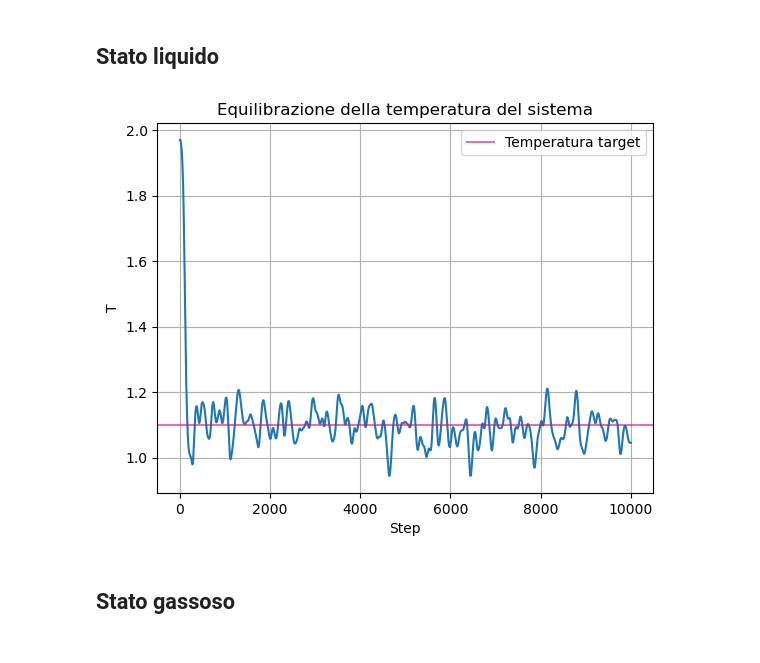
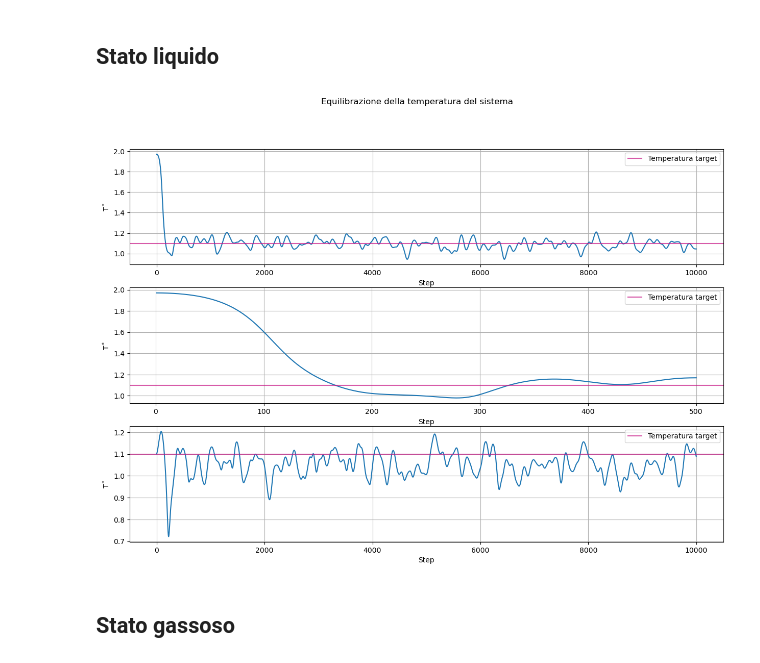
Before and after one commit to angela-bonato/LaboratorioSimulazioneNumerica, a Jupyter notebook: Esercitazione4/Esercitazione4.ipynb, the cells around one changed output. Drawn from its saved outputs; the diff is of its cells as text; code cells hidden in the pictures.

```diff
--- a/Esercitazione4/Esercitazione4.ipynb
+++ b/Esercitazione4/Esercitazione4.ipynb
@@ -31,18 +54,36 @@ plt.show()
 # %% [markdown]
 ## Stato liquido
 # %%
-liqTeq=np.loadtxt("LiquidState/eqtemp.dat", delimiter=" ", usecols=0,  unpack="true")  #vettore delle ordinate dei punti plottati
+liqTeqtot=np.loadtxt("LiquidState/eqtemptot.dat", delimiter=" ", usecols=0,  unpack="true")  #vettore delle ordinate dei punti plottati
+liqTeqpar=np.loadtxt("LiquidState/eqtemppar.dat", delimiter=" ", usecols=0,  unpack="true")  #vettore delle ordinate dei punti plottati
+liqTeqfin=np.loadtxt("LiquidState/eqtempfin.dat", delimiter=" ", usecols=0,  unpack="true")  #vettore delle ordinate dei punti plottati
 
-plt.plot(xeq, liqTeq)
-plt.axhline(y=1.1, color="mediumvioletred", label="Temperatura target", alpha=0.6)
-plt.xlabel("Step")
-plt.ylabel("T")
-plt.title("Equilibrazione della temperatura del sistema")
-plt.grid(True)
-plt.legend()
+lfig ,(lplt1, lplt2, lplt3) = plt.subplots(3, 1, figsize=(15, 10))
+
+lplt1.plot(xeqtot, liqTeqtot)
+lplt1.axhline(y=1.1, color="mediumvioletred", label="Temperatura target", alpha=0.7)
+lplt1.set_xlabel("Step")
+lplt1.set_ylabel(r"$\mathrm{T^*}$")
+lplt1.grid(True)
+lplt1.legend()
+
+lplt2.plot(xeqpar, liqTeqpar)
+lplt2.axhline(y=1.1, color="mediumvioletred", label="Temperatura target", alpha=0.7)
+lplt2.set_xlabel("Step")
+lplt2.set_ylabel(r"$\mathrm{T^*}$")
+lplt2.grid(True)
+lplt2.legend()
+
+lplt3.plot(xeqtot, liqTeqfin)
+lplt3.axhline(y=1.1, color="mediumvioletred", label="Temperatura target", alpha=0.7)
+lplt3.set_xlabel("Step")
+lplt3.set_ylabel(r"$\mathrm{T^*}$")
+lplt3.grid(True)
+lplt3.legend()
+
+lfig.suptitle("Equilibrazione della temperatura del sistema")
 plt.show()
-plt.show()
 # %% [output]
-[figure, old version]
+[figure, new version]
 # %% [markdown]
 ## Stato gassoso
```
Also changed, not shown: parts of 3 cells of this notebook, 13 other files.
